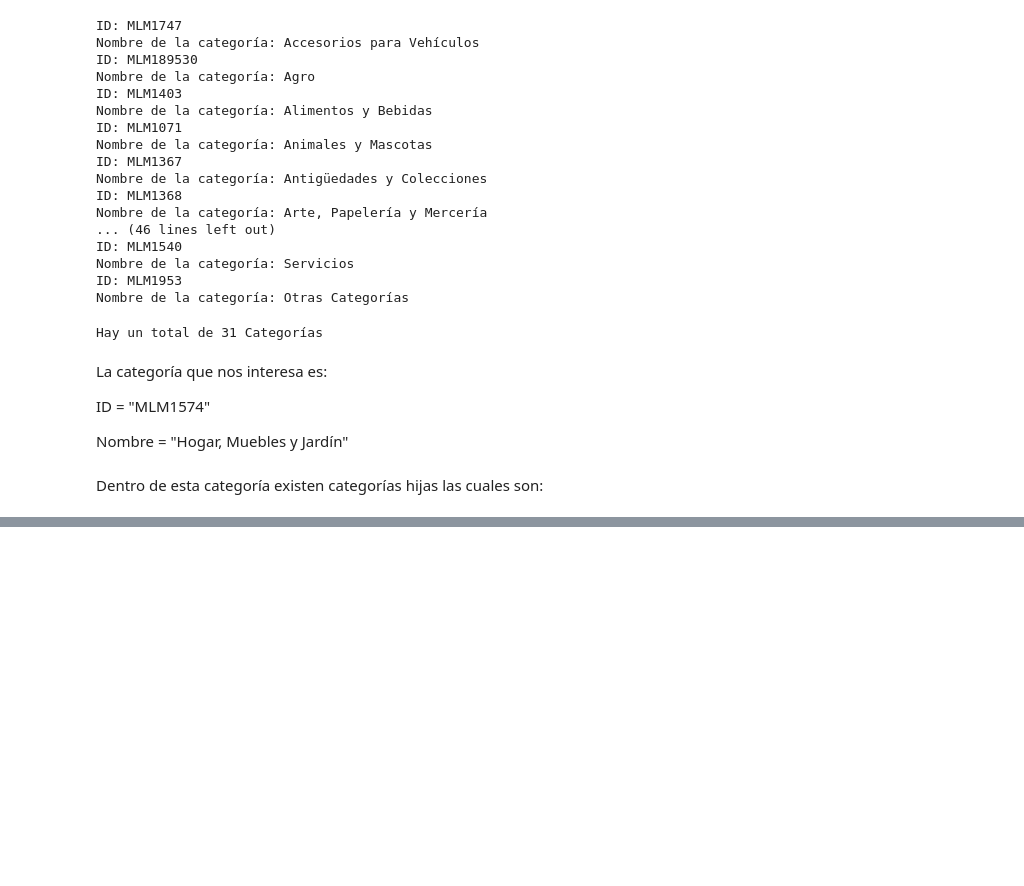
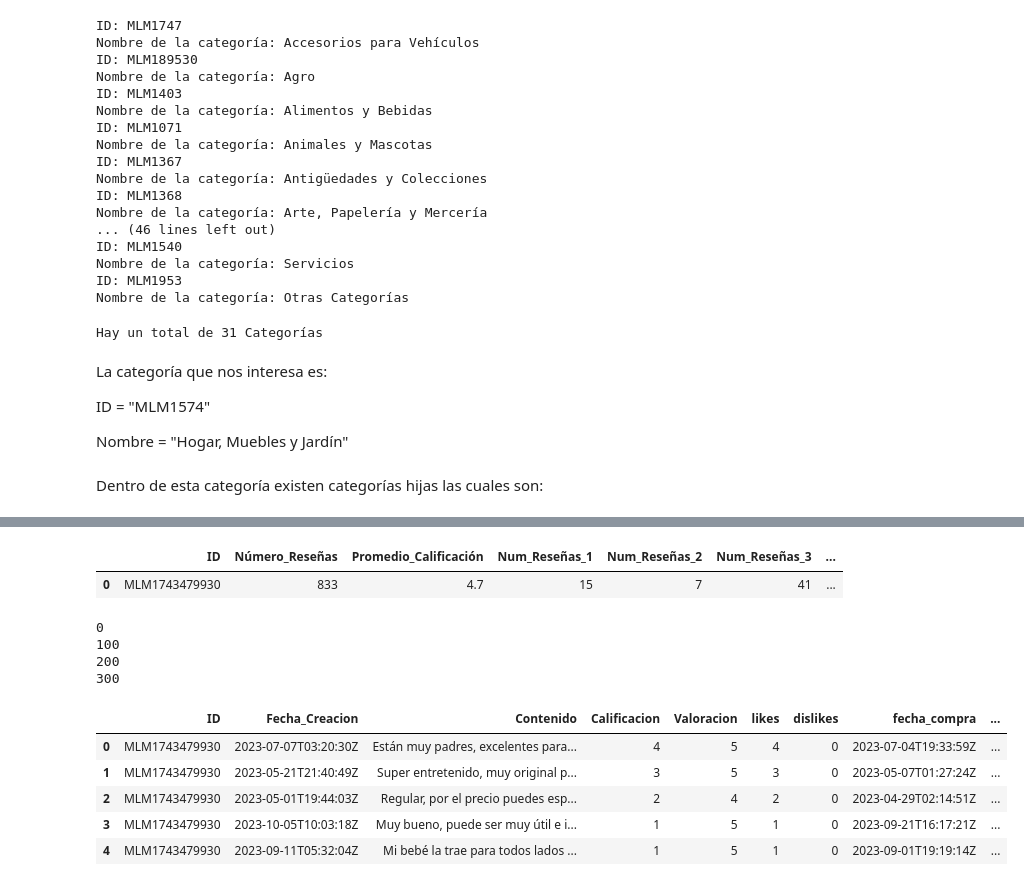
Before and after one commit to OscarUribeSalazar/Tesis-Maestria, a Jupyter notebook: Api Reseñas.ipynb, the cells around one changed output, grey strips where cells are left out. Drawn from its saved outputs; the diff is of its cells as text; code cells hidden in the pictures; blank space fills up the shorter version.

Commit message:
Bucle para extraer información de reseñas por producto completo, asi como la información referente a la reseña

```diff
--- a/Api Reseñas.ipynb
+++ b/Api Reseñas.ipynb
@@ -220,0 +301,79 @@ print(results)
+# %%
+info_producto_df
+# %% [output]
+|  | ID | Número_Reseñas | Promedio_Calificación | Num_Reseñas_1 | Num_Reseñas_2 | Num_Reseñas_3 | ... |
+| 0 | MLM1743479930 | 833 | 4.7 | 15 | 7 | 41 | ... |
+# %%
+import pandas as pd
+import requests
+
+id_producto = 'MLM1743479930'
+limit = 100
+
+info_reseña = []
+
+for j in range(0, num_reseñas, 100):
+    offset_2 = j
+    print(offset_2)
+    url = f"https://api.mercadolibre.com/reviews/item/{id_producto}?limit={limit}&offset={offset_2}"
+    response = requests.request("GET", url, headers=headers, data=payload, timeout=10)
+    data = response.json()
+    num_reseñas_revisar = len(data['reviews'])
+
+    if num_reseñas_revisar == 0:
+        break  # Rompe el bucle si no hay más reseñas
+
+    for i in range(num_reseñas_revisar):
+        reseña = data['reviews'][i]
+        id = reseña['id']
+        fecha_creacion = reseña['date_created']
+        contenido = reseña['content']
+        valoracion = reseña['rate']
+        rate = reseña['valorization']
+        likes = reseña['likes']
+        dislikes = reseña['dislikes']
+        fecha_compra = reseña['buying_date']
+        num_palabras = reseña['relevance']
+        palabras_prohibidas = reseña['forbidden_words']
+        atributos = reseña['attributes']
+        media = len(reseña['media'])
+        reacciones = reseña['reactions']
+        variacion_atributos = reseña['attributes_variation']
+
+        #Agregar los datos al Dataframe
+        info_reseña.append({
+            "ID": id_producto,
+            'Fecha_Creacion': fecha_creacion,
+            'Contenido': contenido,
+            'Calificacion': rate,
+            'Valoracion': valoracion,
+            'likes': likes,
+            'dislikes': dislikes,
+            'fecha_compra': fecha_compra,
+            'Numero de Palabras': num_palabras,
+            'Palabras_Prohibidas': palabras_prohibidas,
+            'Imagenes': media,
+            'Reacciones': reacciones,
+            'atributos': atributos,
+            'Variación_Atributos': variacion_atributos
+        })
+
+# Crear un DataFrame a partir de la lista de reseñas
+info_reseña_df = pd.DataFrame(info_reseña)
+
+# Guardar los datos en un archivo CSV
+info_reseña_df.to_csv('Reseñas', index=False)
+# %% [output]
+0
+100
+200
+300
+# %%
+info_reseña_df.head()
+# %% [output]
+|  | ID | Fecha_Creacion | Contenido | Calificacion | Valoracion | likes | dislikes | fecha_compra | ... |
+| 0 | MLM1743479930 | 2023-07-07T03:20:30Z | Están muy padres, excelentes para... | 4 | 5 | 4 | 0 | 2023-07-04T19:33:59Z | ... |
+| 1 | MLM1743479930 | 2023-05-21T21:40:49Z | Super entretenido, muy original p... | 3 | 5 | 3 | 0 | 2023-05-07T01:27:24Z | ... |
+| 2 | MLM1743479930 | 2023-05-01T19:44:03Z | Regular, por el precio puedes esp... | 2 | 4 | 2 | 0 | 2023-04-29T02:14:51Z | ... |
+| 3 | MLM1743479930 | 2023-10-05T10:03:18Z | Muy bueno, puede ser muy útil e i... | 1 | 5 | 1 | 0 | 2023-09-21T16:17:21Z | ... |
+| 4 | MLM1743479930 | 2023-09-11T05:32:04Z | Mi bebé la trae para todos lados ... | 1 | 5 | 1 | 0 | 2023-09-01T19:19:14Z | ... |
```
Also changed, not shown: parts of 10 cells of this notebook, 3 other files.
